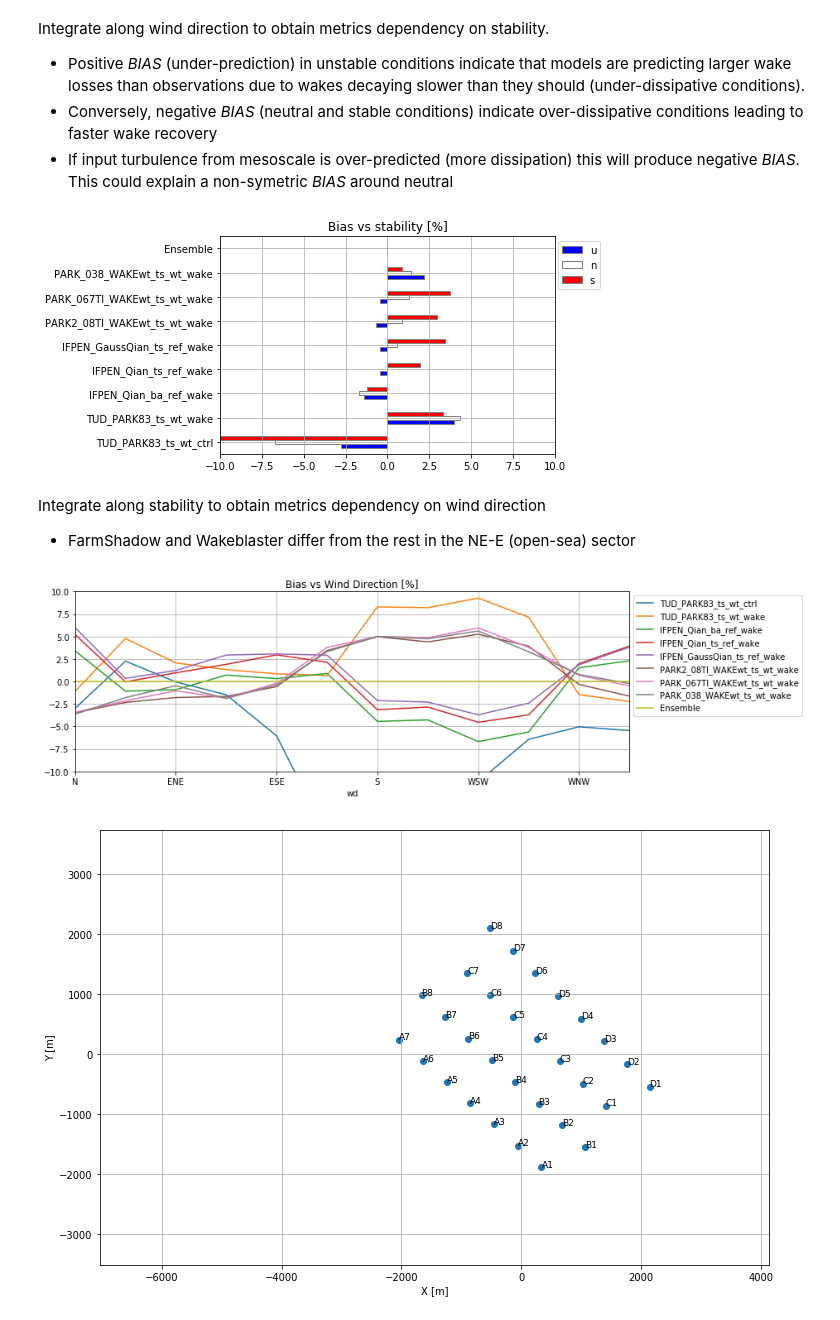
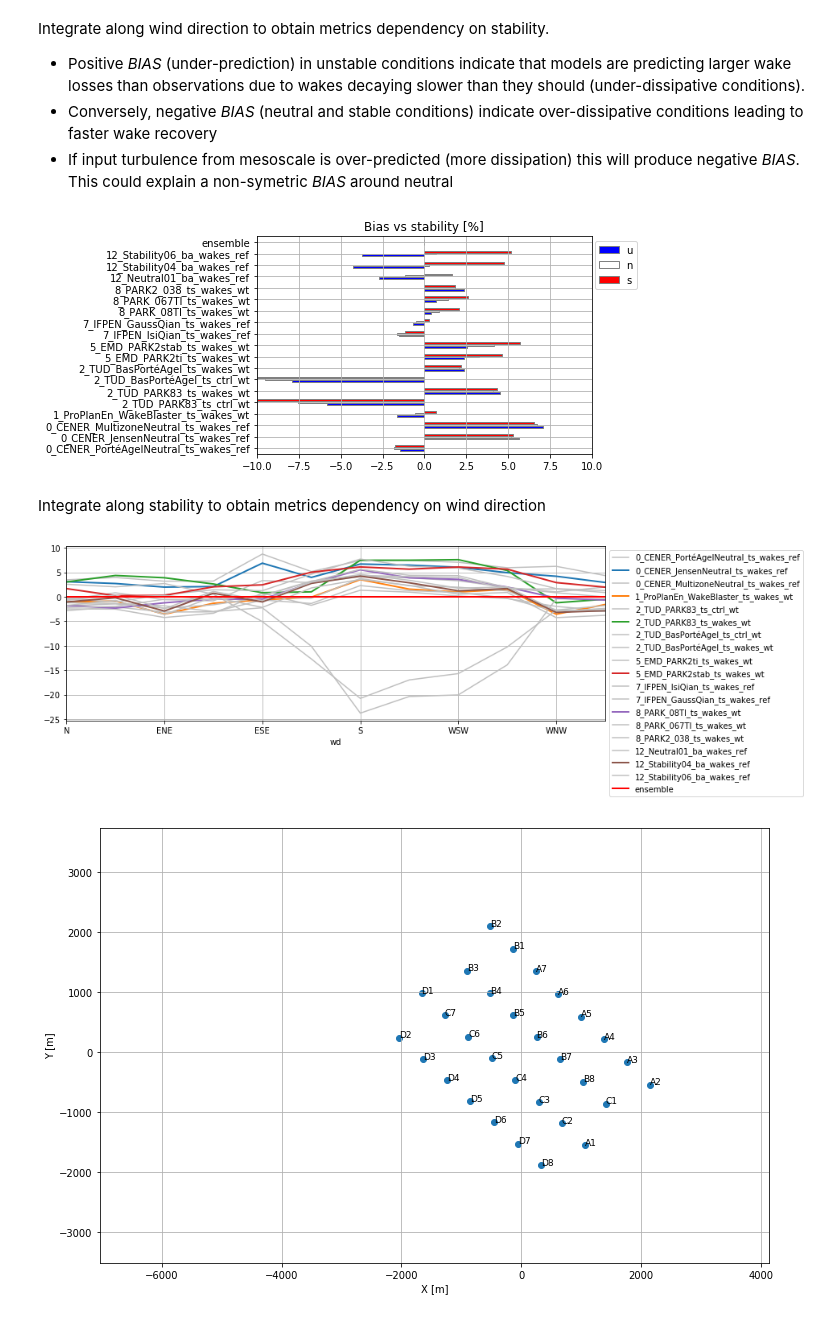
Before and after one commit to CENER-EPR/OWAbench, a Jupyter notebook: Ormonde/Ormonde_ArrayEfficiency.ipynb, the cells around one changed output. Saved outputs shown, nothing was run; the diff lists cells and outputs as text; code cells hidden in the pictures.

```diff
--- a/Ormonde/Ormonde_ArrayEfficiency.ipynb
+++ b/Ormonde/Ormonde_ArrayEfficiency.ipynb
@@ -173,20 +196,22 @@ meso_P, meso_P_std = bin_avrg.compute_mean(meso_ts_power, ts_bin_map)
 ## Load simulation data
 # %%
 # Loop through the submitted simulation data files and categorize them according to Table 1
-n_sim = len(sim_id)
 sim_ts = []
 sim_P = bin_avrg.array_init(('sim', 'wt','wd','zL'))
 sim_P_std = bin_avrg.array_init(('sim', 'wt','wd','zL'))
+# where sim_P.loc['anh01'].loc['ANHA01'].loc['N'].loc['u'] provides the mean power for anh01 simulation at
+# turbine A01 for North sector in unstable conditions
 
 for isim in range(0,n_sim):
     if isim == n_sim-1:
+        print(isim)
         sim_P[isim] = sim_P[ensemble].mean(axis=0)
         sim_P_std[isim] = sim_P_std[ensemble].mean(axis=0)
     else:
-        file_name = './outputs/'+ sim_id[isim] +'.csv'
+        file_name = './outputs/'+ sims["ID"][isim] +'.csv'
         print(file_name)
         ts = p = p_std = None
-        if sim_type[isim] == 'ts':
+        if sims["Approach"][isim] == 'ts':
             ts = pd.read_csv(file_name, index_col = 'time')  # read .csv output files
             p, p_std = bin_avrg.compute_mean(ts, ts_bin_map)   # from time-series to bin-averaged quantities
             # clean up the time series data and apply the scada_ts filter
@@ -197,8 +222,7 @@ for isim in range(0,n_sim):
         sim_P[isim] = p
         sim_P_std[isim] = p_std
 
-# where sim_P.loc['anh01'].loc['ANHA01'].loc['N'].loc['u'] provides the mean power for anh01 simulation at
-# turbine A01 for North sector in unstable conditions
+print('Ensemble generated based on: ' + ', '.join(sims.loc[ensemble]["Label"].tolist()))
 # %% [output]
 ./outputs/orm00a.csv
 ./outputs/orm00b.csv
@@ -337,0 +346,17 @@ Metrics.loc[[sim_name[x] for x in plotresults]]
+# %%
+# Here you can select which simulations to plot and highlight some of them
+
+#plotresults = list(range(0, n_sim))                          # all simulations
+
+#plotresults = ensemble.copy()                           # simulations participating in the ensemble
+#plotresults.append(n_sim-1)                               # add the ensemble
+
+plotresults = [0,1,2,3,4,5,6,7,8,9,10,11,12,13,14,15,16,17,18] # for cherry peaking
+
+# use 'Label', 'ID' (anonymous) or any other column in the participants table to tag the simulations in the plots
+tags = 'Label'
+plotresultsname = [sims[tags][x] for x in plotresults]
+
+highlight = ['orm00b','orm01','orm02b','orm05b','orm07a','orm08a','orm12b']          # Highlight results in spagetti plots
+#highlight = ['orm00a','orm00b','orm07a','orm07b','orm07c','orm09a']          # Highlight results in spagetti plots
+#highlight = ['orm07a','orm07b','orm07c']          # Highlight results in spagetti plots
@@ -354,28 +418,34 @@ Integrate along wind direction to obtain metrics dependency on stability.
 bias_zL = (np.sum(bias[plotresults],axis=1)/len(WDbins)).to_pandas() # bias vs stability [%]
 ax = bias_zL.plot.barh(rot=0, grid=1, colormap = 'bwr', edgecolor = 'grey',
                     title='Bias vs stability [%]');
-ax.set_yticklabels([sim_name[x] for x in plotresults]);
+ax.set_yticklabels([sims[tags][x] for x in plotresults]);
 ax.set_ylabel('');
 ax.legend(bbox_to_anchor=(1.15, 1)); # try stacked=True in the barh options
 ax.set_xlim([-10,10]); # use this to leave outliers out
 
 #bias_zL # uncomment to show table
 # %% [output]
-[figure, old version]
+[figure, new version]
 # %% [markdown]
 Integrate along stability to obtain metrics dependency on wind direction
-* FarmShadow and Wakeblaster differ from the rest in the NE-E (open-sea) sector
 # %%
-bias_WD = (np.sum(bias[plotresults],axis=2)/len(zLbins)).transpose().to_pandas() # bias vs wind direction [%]
-ax = bias_WD.plot(rot=0, grid=1, figsize = (12,4),
-                    title = 'Bias vs Wind Direction [%]')
-ax.legend([sim_name[x] for x in plotresults], bbox_to_anchor=(1, 1));
-ax.set_ylim([-10, 10]); # use this to leave outliers out
+bias_WD = (np.sum(bias[plotresults],axis=2)/len(zLbins)).to_pandas() # bias vs wind direction [%]
+
+f1, ax = plt.subplots(figsize = (12,4))
+for index, row in bias_WD.iterrows():
+    rownumber = np.where(bias_WD.index==index)[0][0]
+    if index in highlight:
+        row.plot(grid=1,linewidth = 2, label = plotresultsname[rownumber])
+    elif index == 'ensemble':
+        row.plot(grid=1,linewidth = 2, color = 'r',label = plotresultsname[rownumber])
+    else:
+        row.plot(grid=1, color = 'silver', label = plotresultsname[rownumber])
+ax.legend(bbox_to_anchor=(1, 1))
 
 plot_wf_layout(turbines['X coordinate']-x_ref, turbines['Y coordinate']-y_ref,labels = turbines['VDC ID'], figsize=(12,8))
 #bias_WD # uncomment to show table
 # %% [output]
-[figure, old version]
+[figure, new version]
 [figure]
 # %% [markdown]
 ## Wind turbine metrics
```
Also changed, not shown: parts of 29 cells of this notebook, 11 other files.
